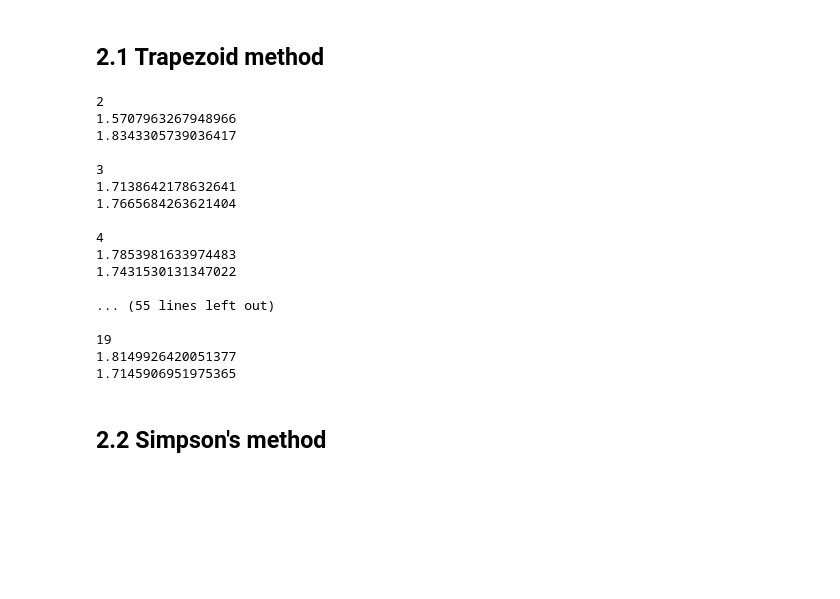
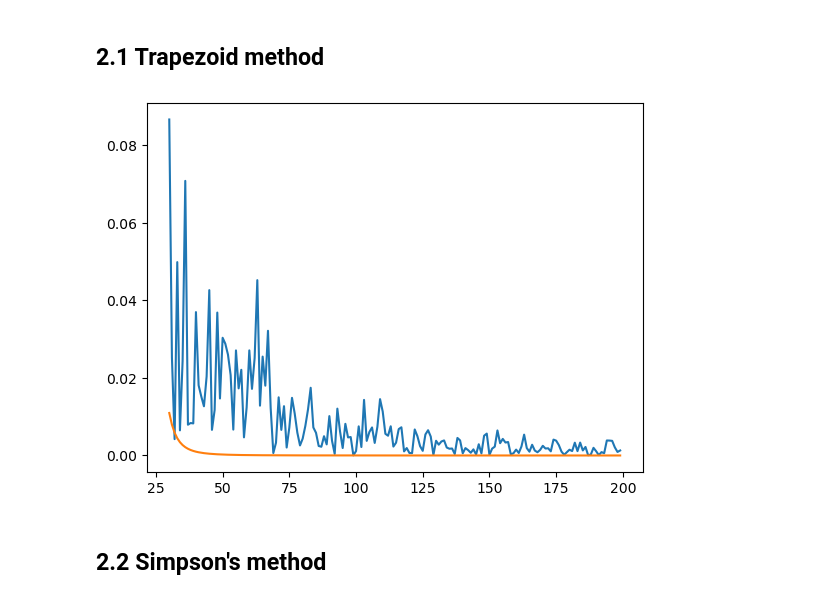
Before and after one commit to MattiaBarbiere/Numerical-methods-for-computing-integrals-and-solving-ODEs, a Jupyter notebook: Examples.ipynb, the cells around one changed output. Saved outputs shown, nothing was run; the diff lists cells and outputs as text; code cells hidden in the pictures; blank space fills up the shorter version.

Commit message:
Example diff vs non diff

```diff
--- a/Examples.ipynb
+++ b/Examples.ipynb
@@ -385,35 +385,28 @@ def trap_integration(f, a: float, b: float, n: int, grid: list = None):
     return t
 # %%
 def f1(x):
-    return np.arcsin(np.sin(x))
+    return np.arccos(np.cos(np.exp(x)))
 
 def f2(x):
-    return np.pi/2*np.cos(x+np.pi) + np.pi/2
+    return np.pi/2*np.cos(np.exp(x)+np.pi) + np.pi/2
 
-a = 0
-b = 2
-for n in range(2,20):
-    print(n)
-    print(trap_integration(f1, a, b, n))
-    print(trap_integration(f2, a, b, n), "\n")
+a = np.log(2*np.pi)
+b = np.log(20*np.pi)
+func1 = np.vectorize(f1)
+func2 = np.vectorize(f2)
+n_list = range(30,200)
+diff = []
+non_diff = []
+fig, ax = plt.subplots()
+for n in n_list:
+    non_diff.append(abs(trap_integration(f1, a, b, n)-3.58802719695))
+    diff.append(abs(trap_integration(f2, a, b, n)- 3.58185128728))
+
+ax.plot(n_list, non_diff)
+ax.plot(n_list, diff)
+plt.show()
 # %% [output]
-2
-1.5707963267948966
-1.8343305739036417
-
-3
-1.7138642178632641
-1.7665684263621404
-
-4
-1.7853981633974483
-1.7431530131347022
-
-... (55 lines left out)
-
-19
-1.8149926420051377
-1.7145906951975365
+[figure, added]
 # %% [markdown]
 ## 2.2 Simpson's method
 # %%
```
Also changed, not shown: parts of 1 cell of this notebook.
